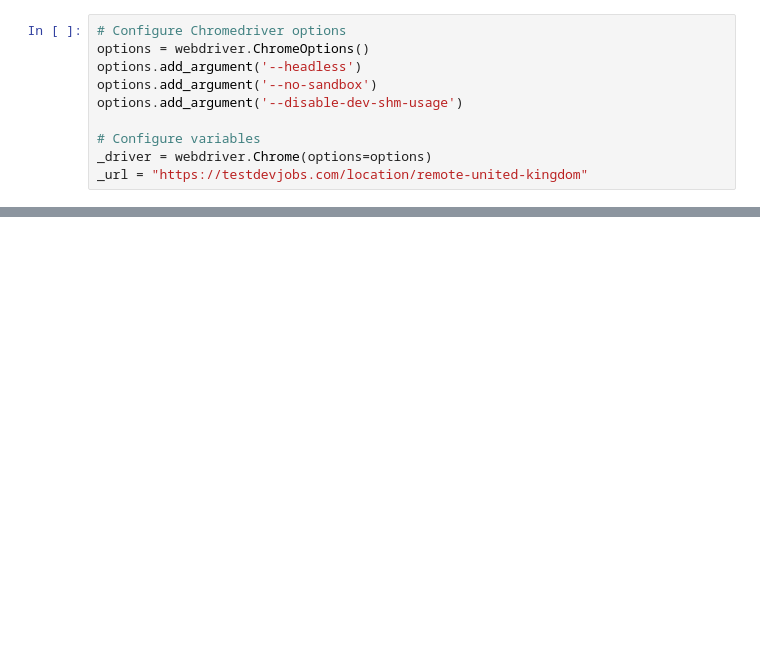
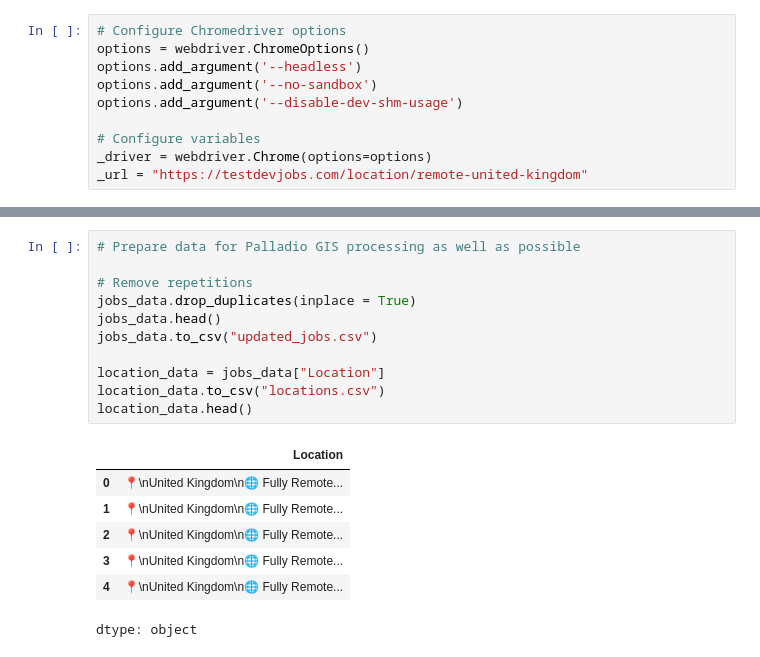
Before and after one commit to HedonisticOpportunist/The-Starving-Software-Tester, a Jupyter notebook: The_Starving_Software_Tester.ipynb, the cells around one changed output, grey strips where cells are left out. Saved outputs shown, nothing was run; the diff lists cells and outputs as text; blank space fills up the shorter version.

```diff
--- a/The_Starving_Software_Tester.ipynb
+++ b/The_Starving_Software_Tester.ipynb
@@ -78,0 +99,19 @@ skills_csv = jobs_data['Skills'].to_csv('skills.csv')
+# %%
+# Prepare data for Palladio GIS processing as well as possible
+
+# Remove repetitions
+jobs_data.drop_duplicates(inplace = True)
+jobs_data.head()
+jobs_data.to_csv("updated_jobs.csv")
+
+location_data = jobs_data["Location"]
+location_data.to_csv("locations.csv")
+location_data.head()
+# %% [output]
+|  | Location |
+| 0 | 📍\nUnited Kingdom\n🌐 Fully Remote... |
+| 1 | 📍\nUnited Kingdom\n🌐 Fully Remote... |
+| 2 | 📍\nUnited Kingdom\n🌐 Fully Remote... |
+| 3 | 📍\nUnited Kingdom\n🌐 Fully Remote... |
+| 4 | 📍\nUnited Kingdom\n🌐 Fully Remote... |
+dtype: object
```
Also changed, not shown: parts of 5 cells of this notebook, 1 other file.
